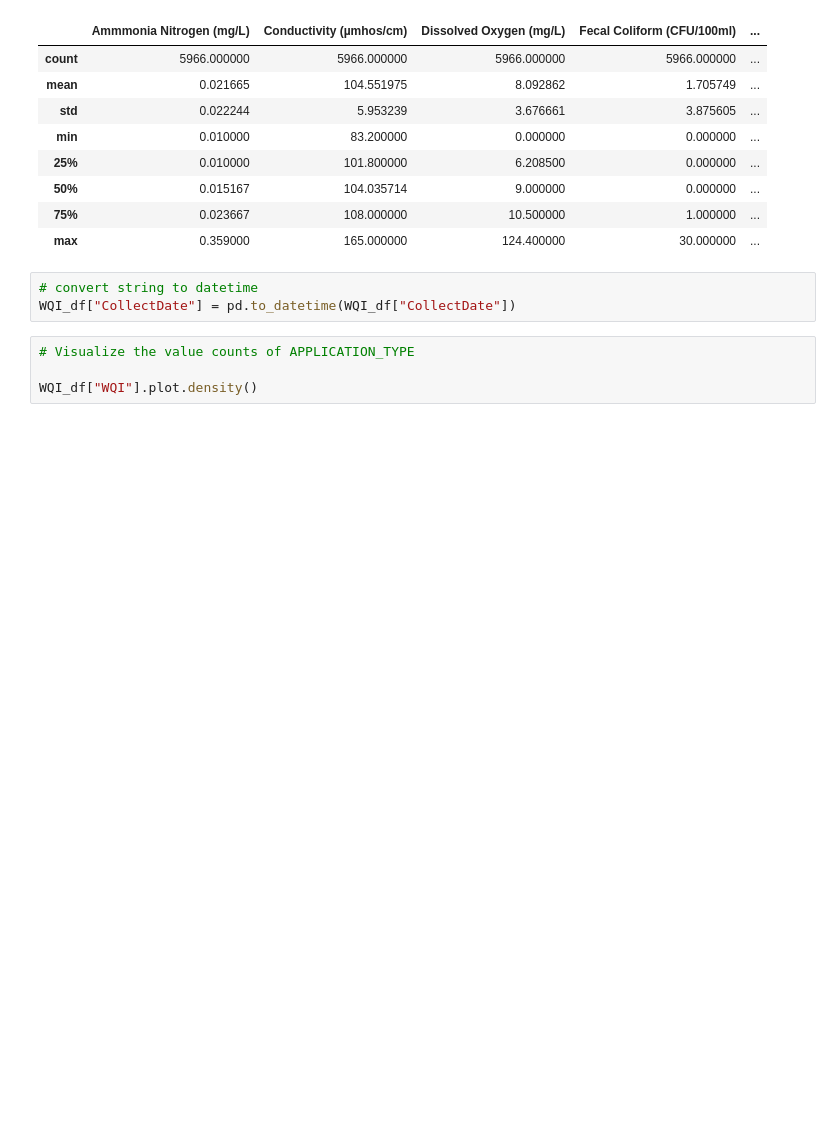
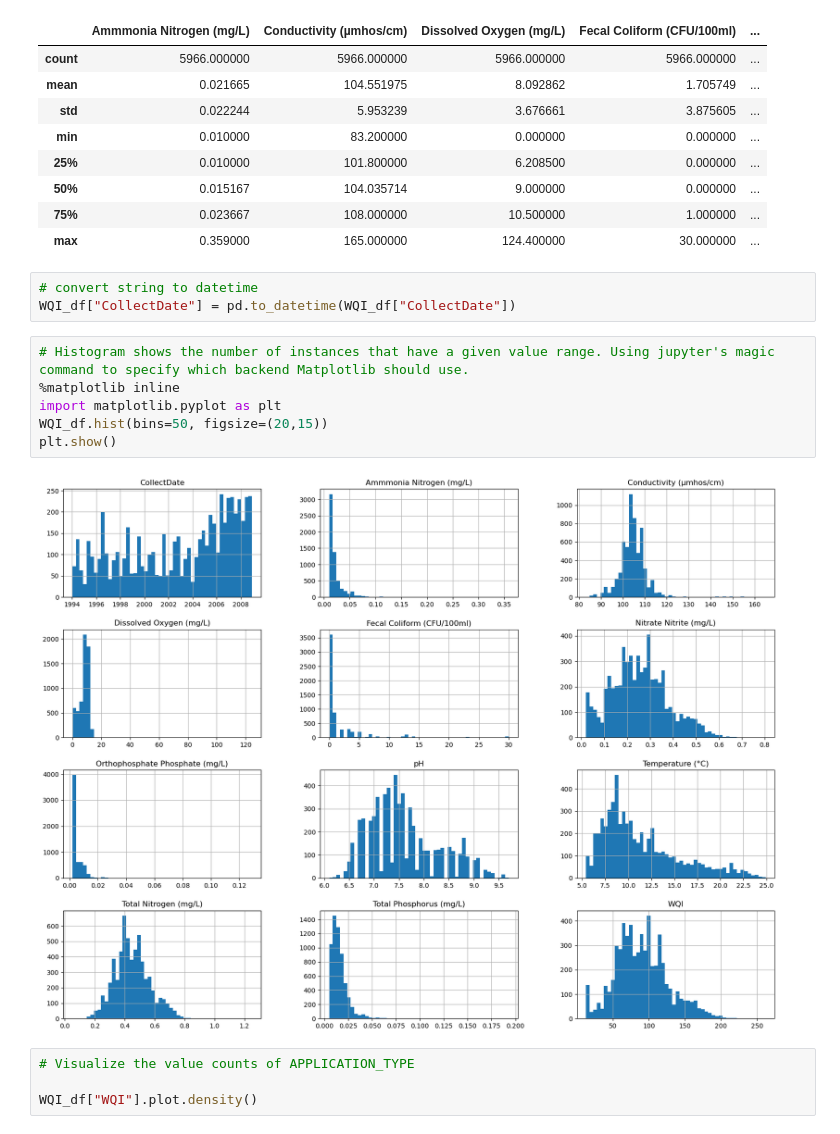
Before and after one commit to gothwalritu/Water-qualtiy-predictor-with-time-sereis-forecasting, a Jupyter notebook: Ritu_Gothwal/Machine_learning_Ritu/First_trial_ANN.ipynb, the cells around one changed output. Cells and saved outputs as stored; diff of their text form; blank space fills up the shorter version.

```diff
--- a/Ritu_Gothwal/Machine_learning_Ritu/First_trial_ANN.ipynb
+++ b/Ritu_Gothwal/Machine_learning_Ritu/First_trial_ANN.ipynb
@@ -90,6 +83,14 @@ WQI_df.describe()
 # %%
 # convert string to datetime
 WQI_df["CollectDate"] = pd.to_datetime(WQI_df["CollectDate"])
+# %%
+# Histogram shows the number of instances that have a given value range. Using jupyter's magic command to specify which backend Matplotlib should use.
+%matplotlib inline
+import matplotlib.pyplot as plt
+WQI_df.hist(bins=50, figsize=(20,15))
+plt.show()
+# %% [output]
+[figure, added]
 # %%
 # Visualize the value counts of APPLICATION_TYPE
 
```
Also changed, not shown: parts of 24 cells of this notebook.
